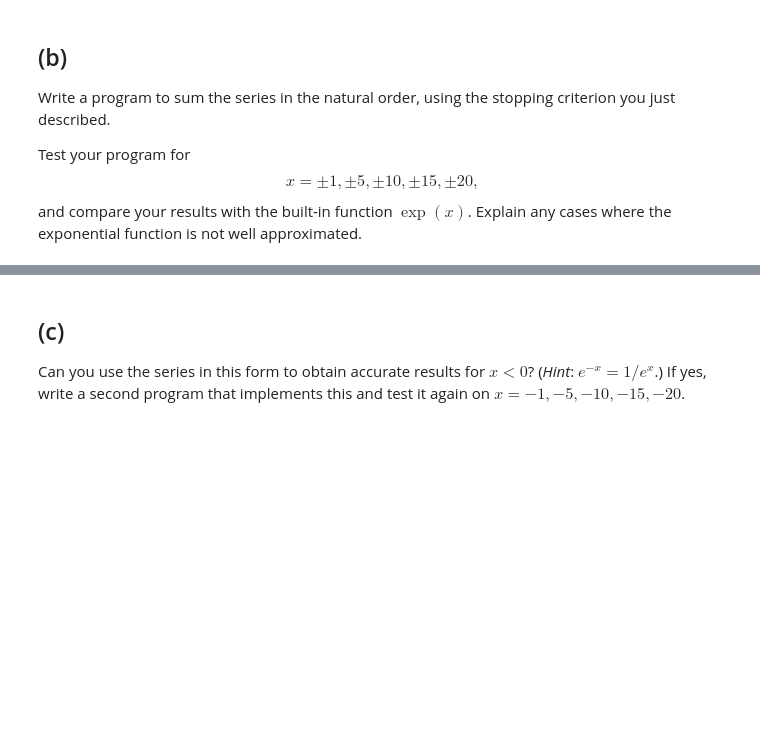
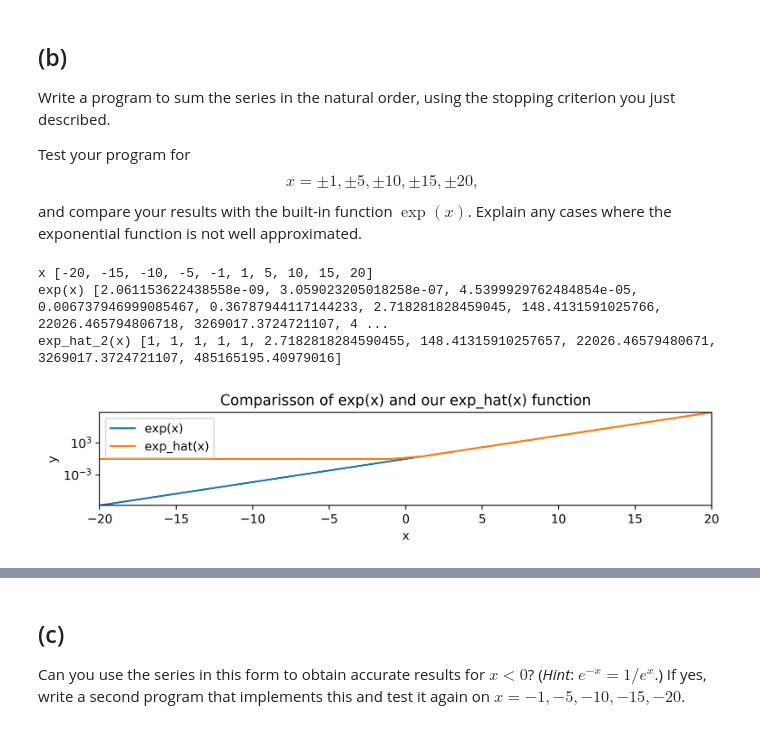
Before and after one commit to NitaiNijholt/NumericalAlgos, a Jupyter notebook: hw1_2023.ipynb, the cells around one changed output, grey strips where cells are left out. Saved outputs shown, nothing was run; the diff lists cells and outputs as text; code cells hidden in the pictures; blank space fills up the shorter version.

```diff
--- a/hw1_2023.ipynb
+++ b/hw1_2023.ipynb
@@ -365,4 +372,82 @@ Write a program to sum the series in the natural order, using the stopping crite
 
 Test your program for $$x = \pm 1, \pm 5, \pm 10, \pm 15, \pm 20 , $$ and compare your results with the built-in function $\exp(x)$. Explain any cases where the exponential function is not well approximated.
 # %%
-# your code here
+def exp_hat(x):
+    # Start variables
+    e_x = 1
+    numerator = 1
+    denominator = 1
+    maximun_float = sys.float_info.max
+    minimun_float = sys.float_info.min
+    n = 1
+
+    # Check trivial output
+    if x==0: return 1
+
+    # Loop the infinite sum
+    while True:
+        ## Compute the next term in the series
+        numerator   *= x
+        denominator *= n
+
+        ## Check if numerator and denominator are in range
+        if (minimun_float < numerator < maximun_float) and (minimun_float < denominator < maximun_float):
+            ### If so, add the next sum term
+            e_x += (numerator / denominator)
+            ### And update the sum index
+            n   += 1
+
+        ## Otherwise, break
+        else: break
+
+    return e_x
+
+
+# Testing
+test_values = [-20,-15,-10,-5,-1,1,5,10,15,20]
+e_s         = []
+e_hats      = []
+errors       = []
+
+for x in test_values:
+    e,e_hat = exp(x),exp_hat(x)
+    error = e - e_hat
+
+    e_s.append(e)
+    e_hats.append(e_hat)
+    errors.append(error)
+
+# Print the values
+print('x',test_values)
+print('exp(x)',e_s)
+print('exp_hat_2(x)',e_hats)
+
+# Plot the functions
+plt.figure(figsize=(8,2),dpi=400)
+plt.title('Comparisson of exp(x) and our exp_hat(x) function')
+plt.semilogy(test_values,e_s,label='exp(x)')
+plt.semilogy(test_values,e_hats,label='exp_hat(x)')
+plt.xlim([-20,20])
+plt.xlabel ('x')
+plt.ylabel ('y')
+plt.ylim([e_s[0],e_s[len(test_values)-1]])
+plt.legend()
+plt.tight_layout()
+plt.show()
+
+# Plot the errors
+plt.figure(figsize=(8,2),dpi=400)
+plt.title('Comparisson of exp(x) and exp_hat(x) errors')
+plt.plot(test_values,errors,label='Error',lw=2,c='green')
+plt.xlim([-20,20])
+plt.xlabel ('x')
+plt.ylabel ('exp(x)-exp_hat(x)')
+#plt.ylim([errors[0],errors[len(test_values)-1]])
+plt.legend()
+plt.tight_layout()
+plt.show()
+# %% [output]
+x [-20, -15, -10, -5, -1, 1, 5, 10, 15, 20]
+exp(x) [2.061153622438558e-09, 3.059023205018258e-07, 4.5399929762484854e-05, 0.006737946999085467, 0.36787944117144233, 2.718281828459045, 148.4131591025766, 22026.465794806718, 3269017.3724721107, 4 ...
+exp_hat_2(x) [1, 1, 1, 1, 1, 2.7182818284590455, 148.41315910257657, 22026.46579480671, 3269017.3724721107, 485165195.40979016]
+[figure, added]
```
Also changed, not shown: parts of 15 cells of this notebook.
